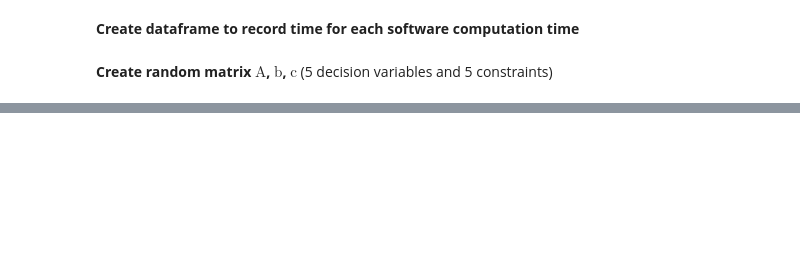
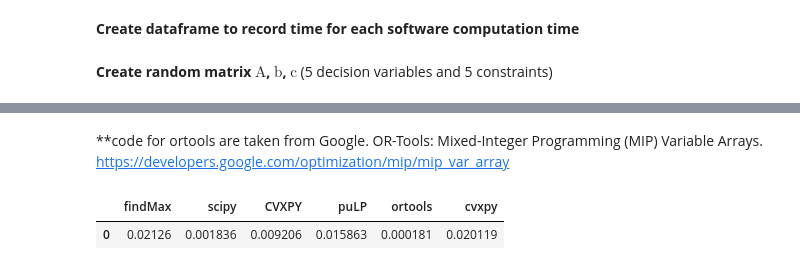
Before and after one commit to Michxz312/Optimization-Problems, a Jupyter notebook: Linear Programming/Linear Programming.ipynb, the cells around one changed output, grey strips where cells are left out. Cells and saved outputs as stored; diff of their text form; code cells hidden in the pictures; blank space fills up the shorter version.

```diff
--- a/Linear Programming/Linear Programming.ipynb
+++ b/Linear Programming/Linear Programming.ipynb
@@ -385,0 +401,8 @@ df.loc[0, 'findMax'] = time.time()-start
+# %% [markdown]
+**code for ortools are taken from
+Google. OR-Tools: Mixed-Integer Programming (MIP) Variable Arrays. https://developers.google.com/optimization/mip/mip_var_array
+# %%
+df
+# %% [output]
+|  | findMax | scipy | CVXPY | puLP | ortools | cvxpy |
+| 0 | 0.02126 | 0.001836 | 0.009206 | 0.015863 | 0.000181 | 0.020119 |
```
Also changed, not shown: parts of 5 cells of this notebook.
